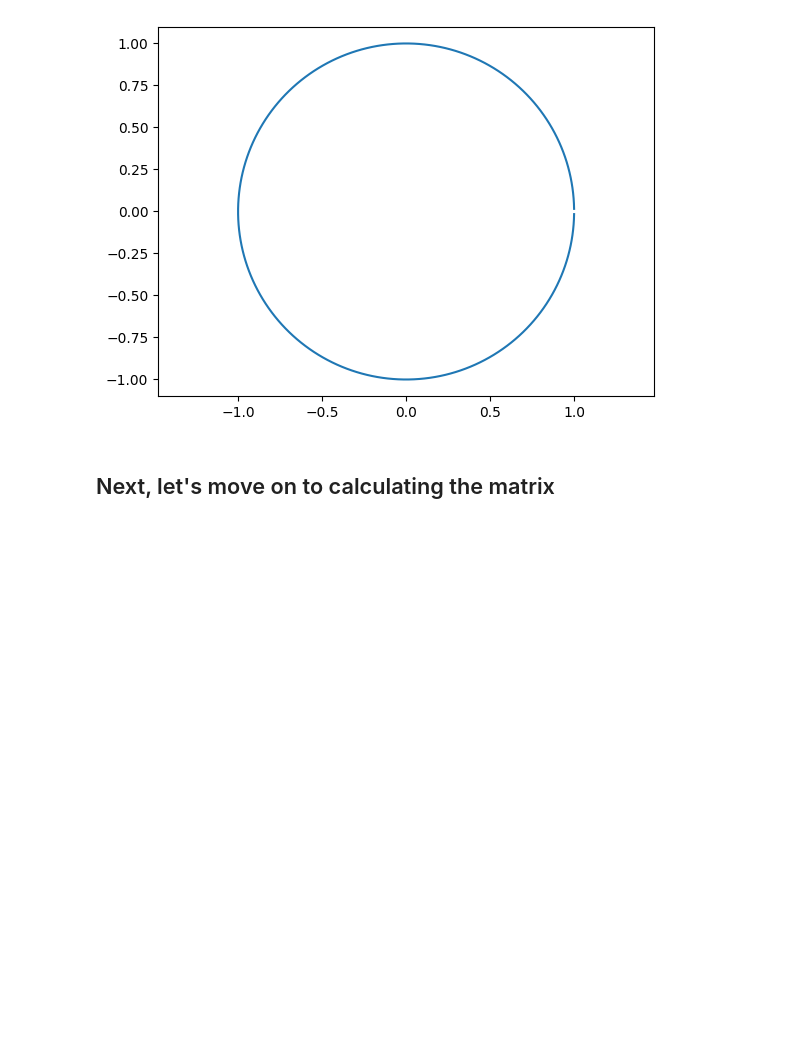
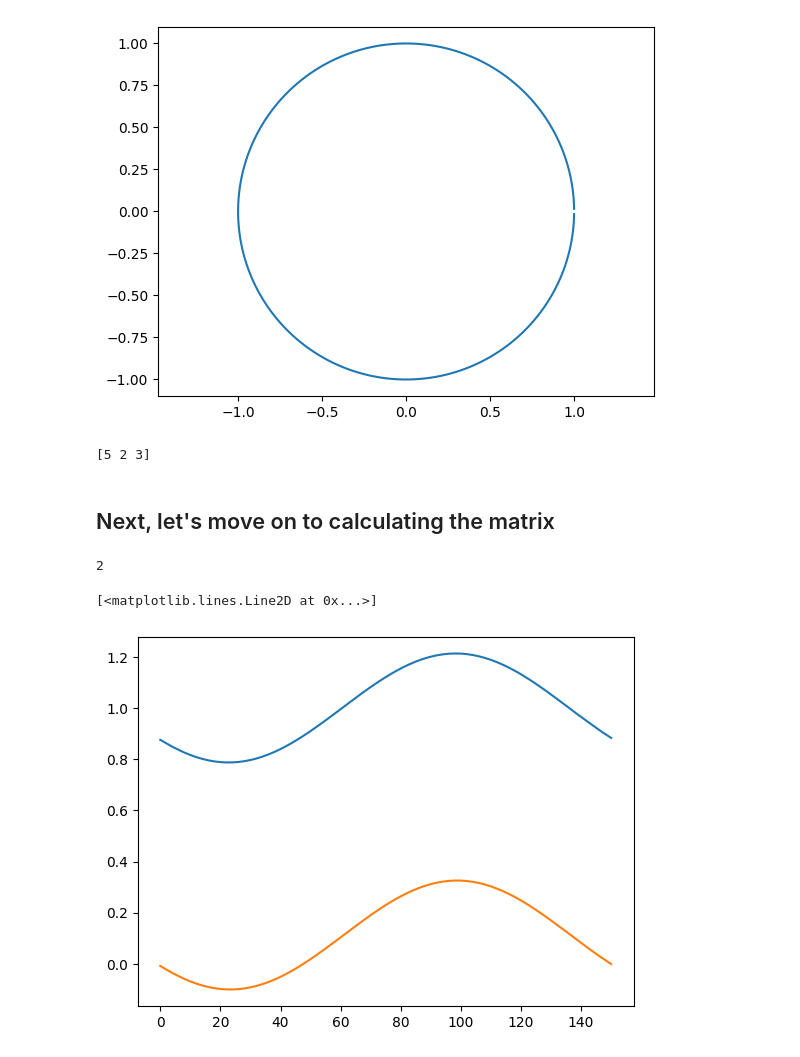
Before and after one commit to HappyTurtle99/master-proj-cell-shp-mechanics, a Jupyter notebook: move_all_pts.ipynb, the cells around one changed output. Saved outputs shown, nothing was run; the diff lists cells and outputs as text; code cells hidden in the pictures; blank space fills up the shorter version.

```diff
--- a/move_all_pts.ipynb
+++ b/move_all_pts.ipynb
@@ -99,5 +97,12 @@ for i in range(5):
 [figure]
 [figure]
 [figure]
+# %%
+a = np.array([1, 2, 3])
+b = a
+b[0] = 5
+print(a)
+# %% [output]
+[5 2 3]
 # %% [markdown]
 ## Next, let's move on to calculating the matrix
@@ -117,0 +111,31 @@ def populate_matrix_set(curve, L, prec):
+# %%
+5//2
+# %% [output]
+2
+# %%
+import numpy as np
+import matplotlib.pyplot as plt
+from helper_functions import *
+
+N_points = 201
+R = 1
+L = 2 * np.pi * R
+thetaspan = 2 * np.pi
+
+thetas = np.linspace(0, thetaspan * (N_points-1)/(N_points), N_points)
+thetas = thetas + thetaspan / N_points / 2
+
+# thetas = np.linspace(0, thetaspan * N_points/(N_points + 1), N_points)
+
+xs = R * np.cos(thetas)
+ys = R * np.sin(thetas)
+
+curve = np.array([xs, ys]).T
+
+sigmas, ms = backward_solver_set(curve, 2*np.pi*R, 151)
+
+plt.plot(sigmas, label='sigma')
+plt.plot(ms, label='m')
+# %% [output]
+[<matplotlib.lines.Line2D at 0x...>]
+[figure, added]
```
Also changed, not shown: parts of 23 cells of this notebook, 29 other files.
